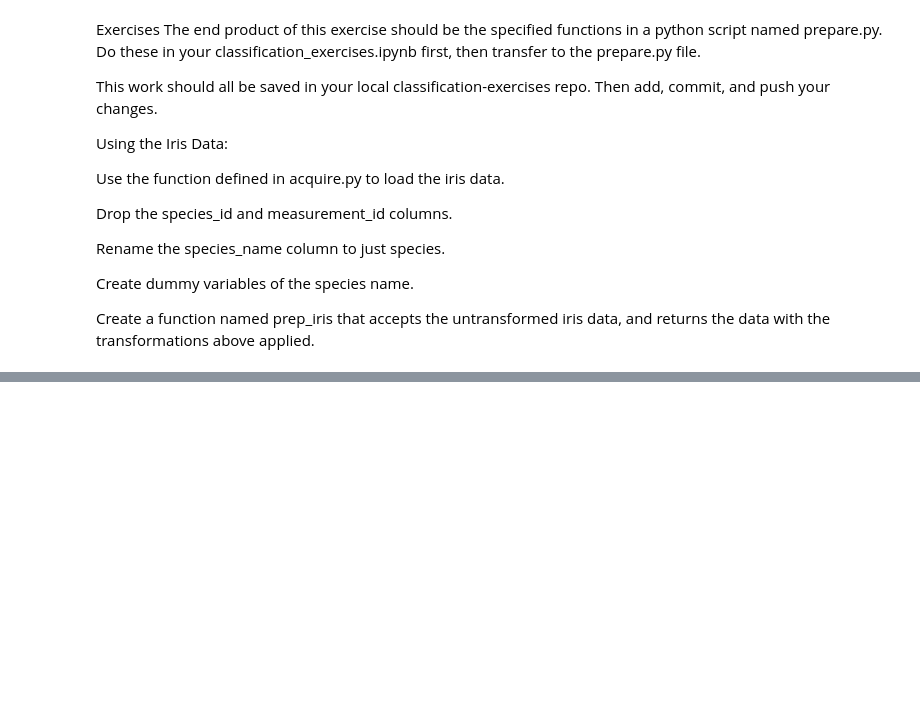
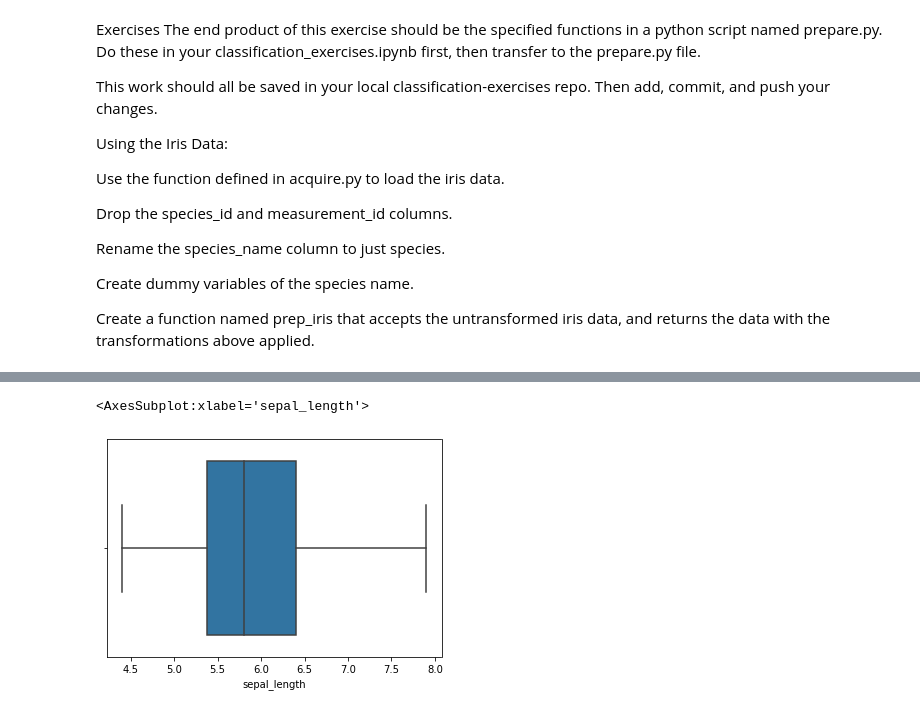
Before and after one commit to chriseverts/classification-exercises, a Jupyter notebook: classification_exercises.ipynb, the cells around one changed output, grey strips where cells are left out. Saved outputs shown, nothing was run; the diff lists cells and outputs as text; code cells hidden in the pictures; blank space fills up the shorter version.

```diff
--- a/classification_exercises.ipynb
+++ b/classification_exercises.ipynb
@@ -181,0 +259,5 @@ prep_iris(df)
+# %%
+sns.boxplot(train.sepal_length)
+# %% [output]
+<AxesSubplot:xlabel='sepal_length'>
+[figure, added]
```
Also changed, not shown: parts of 61 cells of this notebook.
